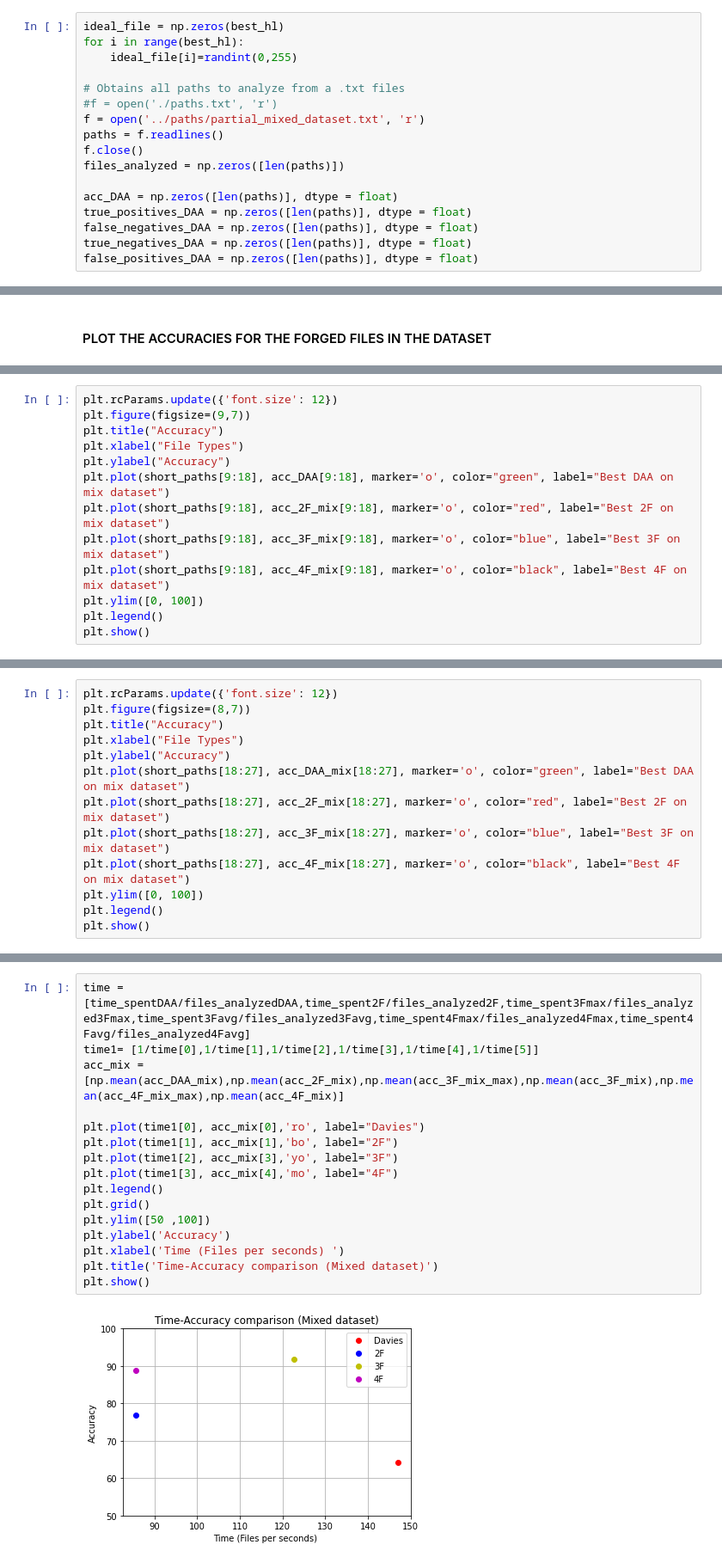
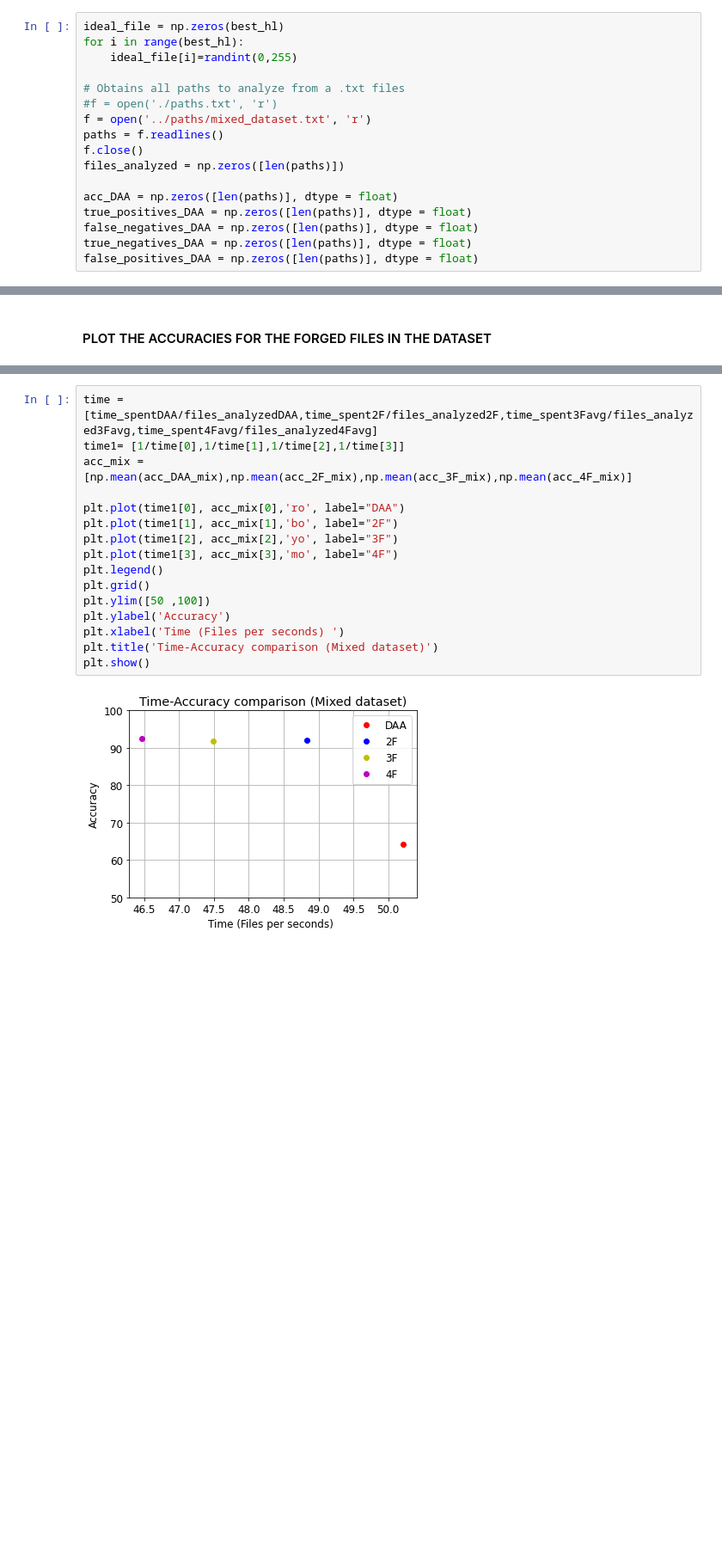
Before and after one commit to gomitolof/DAA-for-Ransomware-detection, a Jupyter notebook: models_mix/best_models.ipynb, the cells around one changed output, grey strips where cells are left out. Shown at 86% size. Cells and saved outputs as stored; diff of their text form; blank space fills up the shorter version.

```diff
--- a/models_mix/best_models.ipynb
+++ b/models_mix/best_models.ipynb
@@ -303,7 +303,7 @@ for i in range(best_hl):
 
 # Obtains all paths to analyze from a .txt files
 #f = open('./paths.txt', 'r')
-f = open('../paths/partial_mixed_dataset.txt', 'r')
+f = open('../paths/mixed_dataset.txt', 'r')
 paths = f.readlines()
 f.close()
 files_analyzed = np.zeros([len(paths)])
@@ -1655,13 +1634,0 @@ plt.show()
-# %%
-plt.rcParams.update({'font.size': 12})
-plt.figure(figsize=(9,7))
-plt.title("Accuracy")
-plt.xlabel("File Types")
-plt.ylabel("Accuracy")
-plt.plot(short_paths[9:18], acc_DAA[9:18], marker='o', color="green", label="Best DAA on mix dataset")
-plt.plot(short_paths[9:18], acc_2F_mix[9:18], marker='o', color="red", label="Best 2F on mix dataset")
-plt.plot(short_paths[9:18], acc_3F_mix[9:18], marker='o', color="blue", label="Best 3F on mix dataset")
-plt.plot(short_paths[9:18], acc_4F_mix[9:18], marker='o', color="black", label="Best 4F on mix dataset")
-plt.ylim([0, 100])
-plt.legend()
-plt.show()
@@ -1670,13 +1634,0 @@ plt.show()
-# %%
-plt.rcParams.update({'font.size': 12})
-plt.figure(figsize=(8,7))
-plt.title("Accuracy")
-plt.xlabel("File Types")
-plt.ylabel("Accuracy")
-plt.plot(short_paths[18:27], acc_DAA_mix[18:27], marker='o', color="green", label="Best DAA on mix dataset")
-plt.plot(short_paths[18:27], acc_2F_mix[18:27], marker='o', color="red", label="Best 2F on mix dataset")
-plt.plot(short_paths[18:27], acc_3F_mix[18:27], marker='o', color="blue", label="Best 3F on mix dataset")
-plt.plot(short_paths[18:27], acc_4F_mix[18:27], marker='o', color="black", label="Best 4F on mix dataset")
-plt.ylim([0, 100])
-plt.legend()
-plt.show()
@@ -1789,21 +1741,21 @@ plt.show()
 # %%
-time = [time_spentDAA/files_analyzedDAA,time_spent2F/files_analyzed2F,time_spent3Fmax/files_analyzed3Fmax,time_spent3Favg/files_analyzed3Favg,time_spent4Fmax/files_analyzed4Fmax,time_spent4Favg/files_analyzed4Favg]
-time1= [1/time[0],1/time[1],1/time[2],1/time[3],1/time[4],1/time[5]]
-acc_mix = [np.mean(acc_DAA_mix),np.mean(acc_2F_mix),np.mean(acc_3F_mix_max),np.mean(acc_3F_mix),np.mean(acc_4F_mix_max),np.mean(acc_4F_mix)]
+time = [time_spentDAA/files_analyzedDAA,time_spent2F/files_analyzed2F,time_spent3Favg/files_analyzed3Favg,time_spent4Favg/files_analyzed4Favg]
+time1= [1/time[0],1/time[1],1/time[2],1/time[3]]
+acc_mix = [np.mean(acc_DAA_mix),np.mean(acc_2F_mix),np.mean(acc_3F_mix),np.mean(acc_4F_mix)]
 
-plt.plot(time1[0], acc_mix[0],'ro', label="Davies")
+plt.plot(time1[0], acc_mix[0],'ro', label="DAA")
 plt.plot(time1[1], acc_mix[1],'bo', label="2F")
-plt.plot(time1[2], acc_mix[3],'yo', label="3F")
-plt.plot(time1[3], acc_mix[4],'mo', label="4F")
+plt.plot(time1[2], acc_mix[2],'yo', label="3F")
+plt.plot(time1[3], acc_mix[3],'mo', label="4F")
 plt.legend()
 plt.grid()
 plt.ylim([50 ,100])
 plt.ylabel('Accuracy')
 plt.xlabel('Time (Files per seconds) ')
 plt.title('Time-Accuracy comparison (Mixed dataset)')
 plt.show()
 # %% [output]
-[figure, old version]
+[figure, new version]
 # %%
 time = [time_spentDAA/files_analyzedDAA,time_spent2F/files_analyzed2F,time_spent3Fmax/files_analyzed3Fmax,time_spent3Favg/files_analyzed3Favg,time_spent4Fmax/files_analyzed4Fmax,time_spent4Favg/files_analyzed4Favg]
 time1= [1/time[0],1/time[1],1/time[2],1/time[3],1/time[4],1/time[5]]
```
Also changed, not shown: parts of 19 cells of this notebook.
